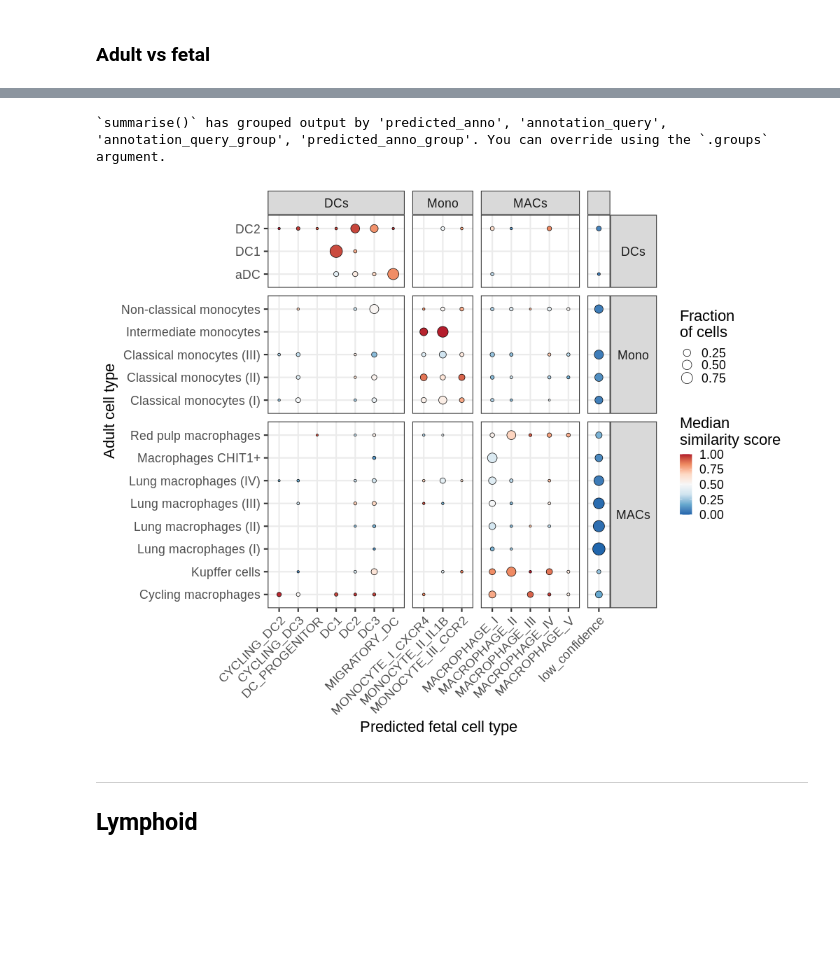
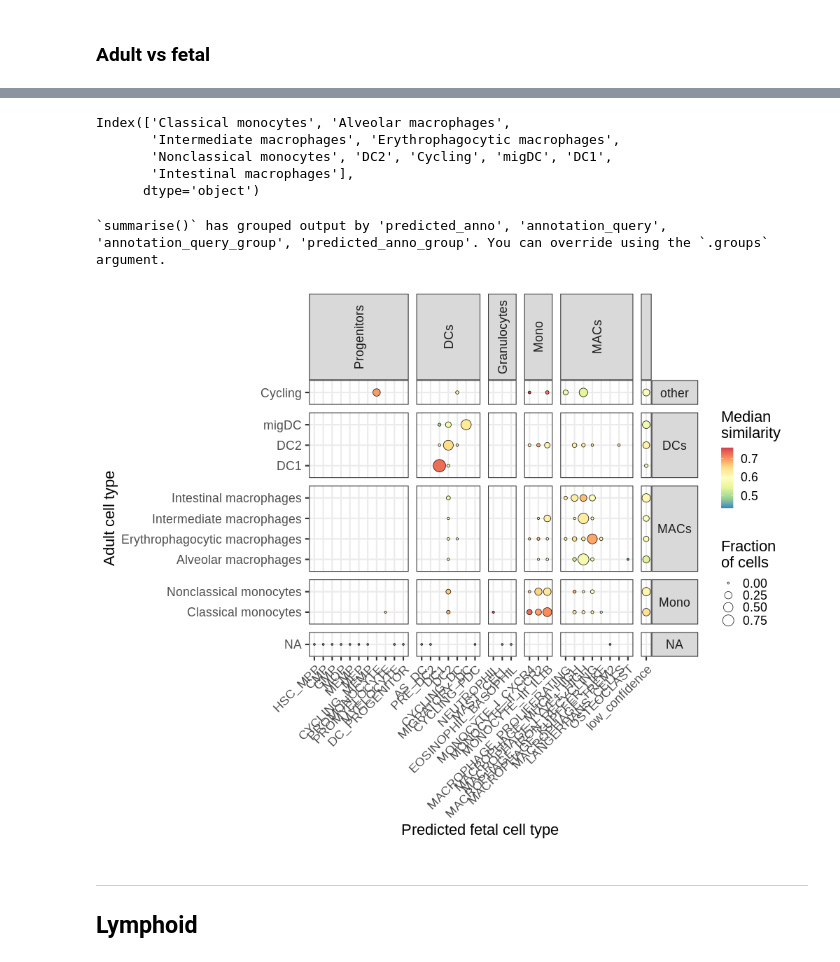
Before and after one commit to Teichlab/Pan_fetal_immune, a Jupyter notebook: src/build_Figure2.ipynb, the cells around one changed output, grey strips where cells are left out. Drawn from its saved outputs; the diff is of its cells as text; code cells hidden in the pictures; blank space fills up the shorter version.

```diff
--- a/src/build_Figure2.ipynb
+++ b/src/build_Figure2.ipynb
@@ -240,7 +247,7 @@ age_count_df["anno_group"] = [anno_group_rev[x] if x in anno_group_rev.keys() el
 age_count_df["anno"] = age_count_df["anno_lvl_2_final_clean"]
 
 anno_group_order = list(anno_group.keys())
-anno_order = sum([v for v in anno_group.values()],[])
+anno_order = [x for x in sum([v for v in anno_group.values()],[]) if x in anno_obs_mye.anno_lvl_2_final_clean.values]
 # %%
 adata.obs['anno_lvl_2_final_clean'] = np.nan
 adata.obs.loc[adata.obs_names.isin(anno_obs_mye.index), 'anno_lvl_2_final_clean'] = anno_obs_mye.loc[adata.obs_names[adata.obs_names.isin(anno_obs_mye.index)]]['anno_lvl_2_final_clean']
@@ -555,6 +481,12 @@ wrap_plots(pl_ls, ncol=1, nrow=4) +
 # %% [markdown]
 ### Adult vs fetal
+# %%
+anno_group_rev = anno_group_myeloid_rev.copy()
 # %%
 q_df = mye_adult_heatmap.copy()
+
+## Add lines for missing cell types
+missing_anno_df = pd.DataFrame([x for x in anno_order if x not in q_df.predicted_anno.values], columns=['predicted_anno'])
+q_df = pd.concat([q_df, missing_anno_df])
+
 q_df['predicted_anno_group'] = [anno_group_rev[x] if x in anno_order else 'low_confidence' if x=='low_confidence' else 'NA' for x in q_df['predicted_anno']]
-q_df
@@ -575,35 +493,46 @@ q_df
+# %%
+## Exclude rogue labels
+keep_query_cts = q_df.annotation_query.value_counts().index[q_df.annotation_query.value_counts() > 10]
+keep_query_cts
+# %% [output]
+Index(['Classical monocytes', 'Alveolar macrophages',
+       'Intermediate macrophages', 'Erythrophagocytic macrophages',
+       'Nonclassical monocytes', 'DC2', 'Cycling', 'migDC', 'DC1',
+       'Intestinal macrophages'],
+      dtype='object')
 # %%
-%%R -i q_df -h 800 -w 1000 -i figdir
+%%R -i q_df -h 800 -w 1000 -i figdir -i keep_query_cts -i anno_order -i anno_group_order
 q_df %>%
+    filter((annotation_query %in% keep_query_cts) | (is.na(annotation_query))) %>%
     group_by(annotation_query) %>%
     mutate(tot_cells=n()) %>%
     ungroup() %>%
     group_by(predicted_anno, annotation_query, annotation_query_group, predicted_anno_group) %>%
-    summarise(frac_cells=n()/tot_cells, median_sim_score=median(mnn_sim_ratio)) %>%
+    summarise(frac_cells=n()/tot_cells, median_sim_score=median(min_distance2pred)) %>%
     ungroup() %>%
-    filter(annotation_query_group != 'other' & predicted_anno_group != 'other' & predicted_anno_group != 'NA') %>%
-    mutate(annotation_query_group=factor(annotation_query_group, levels=c(anno_group_order, 'low_confidence'))) %>%
+    filter(predicted_anno_group != 'low quality' & predicted_anno_group != 'NA') %>%
+    mutate(annotation_query_group=factor(annotation_query_group, levels=unique(annotation_query_group))) %>%
     mutate(predicted_anno_group = ifelse(predicted_anno_group=="low_confidence", '', predicted_anno_group)) %>%
     mutate(predicted_anno_group=factor(predicted_anno_group, levels=c(anno_group_order, ''))) %>%
-    filter(predicted_anno_group %in% c("Mono", 'MACs', "DCs","")) %>%
-        distinct() %>%
-    ggplot(aes(predicted_anno, annotation_query)) +
+    mutate(predicted_anno=factor(predicted_anno, levels=c(anno_order, 'low_confidence'))) %>%
+    distinct() %>%
+     mutate(frac_cells = ifelse(is.na(annotation_query), 0, frac_cells)) %>%
+   ggplot(aes(predicted_anno, annotation_query)) +
     scale_size(range=c(1,8), name="Fraction\nof cells") +
     geom_point(aes(size=frac_cells, fill=median_sim_score), shape=21) +
-    scale_fill_distiller(palette="RdBu", direction=-1, name='Median\nsimilarity score') +
+    scale_fill_distiller(palette="Spectral", direction=-1, name='Median\nsimilarity',
+                        ) +
+#     scale_fill_viridis_c(option='magma', name='Median\nsimilarity') +
     facet_grid(annotation_query_group~predicted_anno_group, space="free", scales='free') +
     xlab("Predicted fetal cell type") + ylab("Adult cell type") +
     theme_bw(base_size=22) +
-#     guides(fill = guide_colourbar(title.position="top", title.hjust = 0.5, barwidth = 15),
-#           size = guide_legend(title.position="top", title.hjust = 0.5)) +
     theme(axis.text.x=element_text(angle=45, hjust=1),
-                    strip.text.y=element_text(angle=0),
-#           legend.position="top"
+          strip.text.y=element_text(angle=0), strip.text.x=element_text(angle=90)
          ) +
-    ggsave(paste0(figdir, "adult_confusion_similarity_dotplot.pdf"), width=14, height=9)
+    ggsave(paste0(figdir, "adult_confusion_similarity_dotplot.pdf"), width=17, height=9)
 # %% [output]
 `summarise()` has grouped output by 'predicted_anno', 'annotation_query', 'annotation_query_group', 'predicted_anno_group'. You can override using the `.groups` argument.
-[figure, old version]
+[figure, new version]
 # %% [markdown]
 ---
 ## Lymphoid
```
Also changed, not shown: parts of 83 cells of this notebook, 9 other files.
